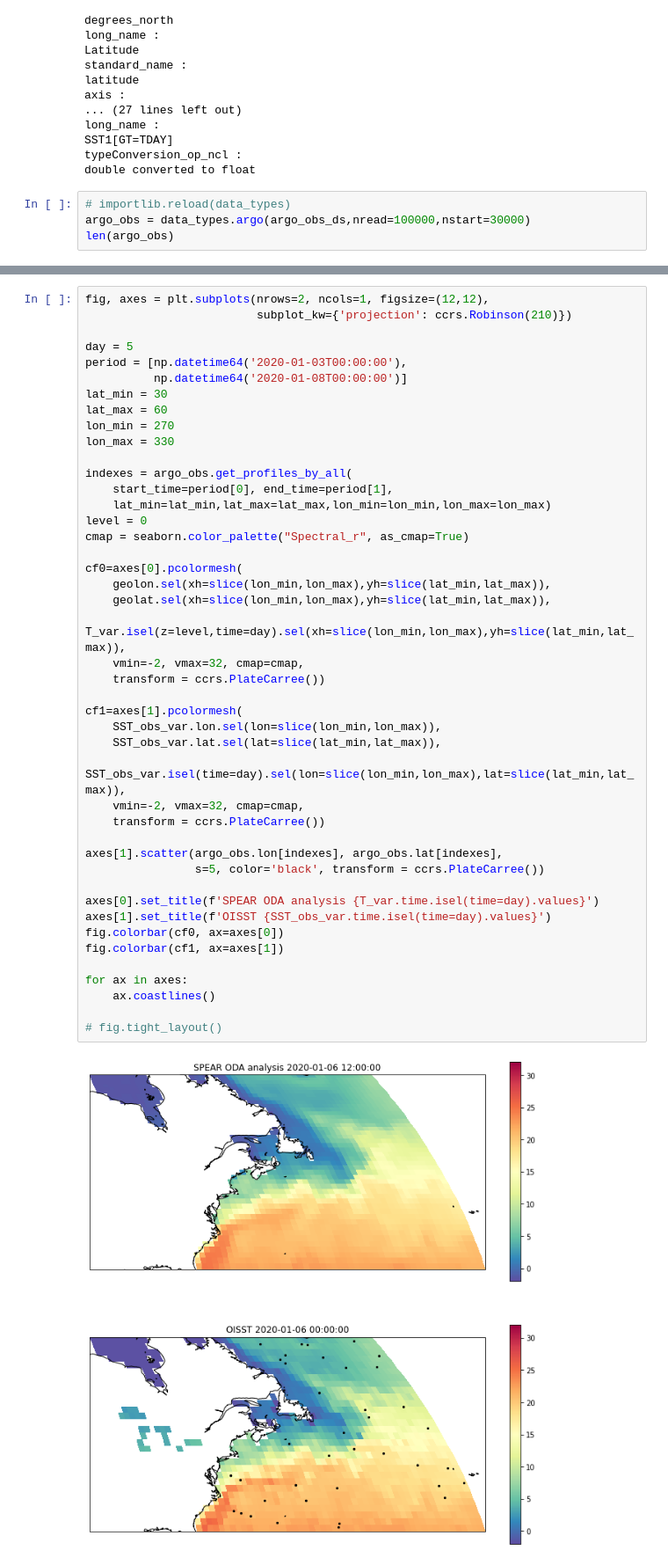
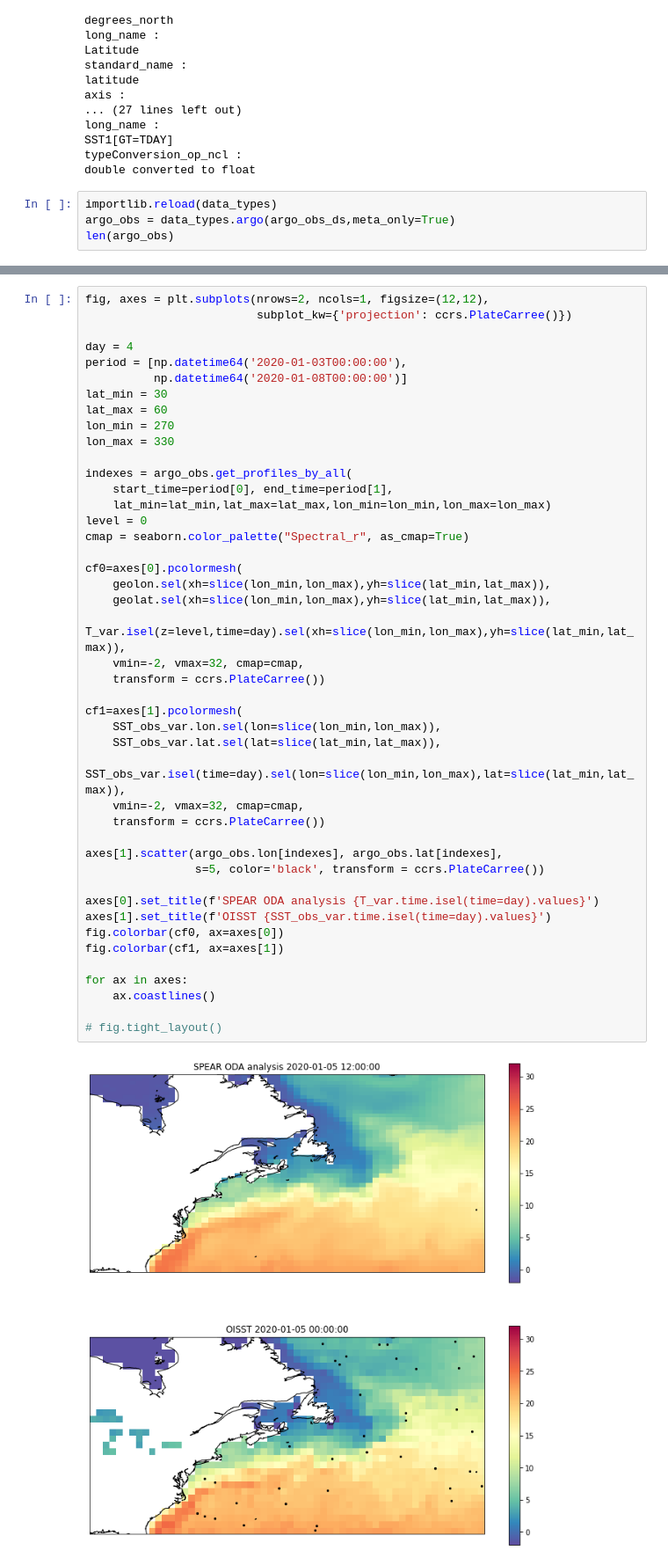
Before and after one commit to feiyulu/Diffusion_OceanDA, a Jupyter notebook: data_check.ipynb, the cells around one changed output, grey strips where cells are left out. Shown at 88% size. Saved outputs shown, nothing was run; the diff lists cells and outputs as text.

```diff
--- a/data_check.ipynb
+++ b/data_check.ipynb
@@ -121,7 +111,7 @@ SST1[GT=TDAY]
 typeConversion_op_ncl :
 double converted to float
 # %%
-# importlib.reload(data_types)
-argo_obs = data_types.argo(argo_obs_ds,nread=100000,nstart=30000)
+importlib.reload(data_types)
+argo_obs = data_types.argo(argo_obs_ds,meta_only=True)
 len(argo_obs)
 # %% [output]
@@ -183,9 +160,9 @@ fig.tight_layout()
 [figure]
 # %%
 fig, axes = plt.subplots(nrows=2, ncols=1, figsize=(12,12),
-                         subplot_kw={'projection': ccrs.Robinson(210)})
+                         subplot_kw={'projection': ccrs.PlateCarree()})
 
-day = 5
+day = 4
 period = [np.datetime64('2020-01-03T00:00:00'),
           np.datetime64('2020-01-08T00:00:00')]
 lat_min = 30
@@ -199,31 +176,31 @@ indexes = argo_obs.get_profiles_by_all(
 level = 0
 cmap = seaborn.color_palette("Spectral_r", as_cmap=True)
 
 cf0=axes[0].pcolormesh(
     geolon.sel(xh=slice(lon_min,lon_max),yh=slice(lat_min,lat_max)),
     geolat.sel(xh=slice(lon_min,lon_max),yh=slice(lat_min,lat_max)),
     T_var.isel(z=level,time=day).sel(xh=slice(lon_min,lon_max),yh=slice(lat_min,lat_max)),
     vmin=-2, vmax=32, cmap=cmap,
     transform = ccrs.PlateCarree())
 
 cf1=axes[1].pcolormesh(
     SST_obs_var.lon.sel(lon=slice(lon_min,lon_max)),
     SST_obs_var.lat.sel(lat=slice(lat_min,lat_max)),
     SST_obs_var.isel(time=day).sel(lon=slice(lon_min,lon_max),lat=slice(lat_min,lat_max)),
     vmin=-2, vmax=32, cmap=cmap,
     transform = ccrs.PlateCarree())
 
 axes[1].scatter(argo_obs.lon[indexes], argo_obs.lat[indexes],
                 s=5, color='black', transform = ccrs.PlateCarree())
 
 axes[0].set_title(f'SPEAR ODA analysis {T_var.time.isel(time=day).values}')
 axes[1].set_title(f'OISST {SST_obs_var.time.isel(time=day).values}')
 fig.colorbar(cf0, ax=axes[0])
 fig.colorbar(cf1, ax=axes[1])
 
 for ax in axes:
     ax.coastlines()
 
 # fig.tight_layout()
 # %% [output]
-[figure, old version]
+[figure, new version]
```
Also changed, not shown: parts of 6 cells of this notebook, 2 other files.
